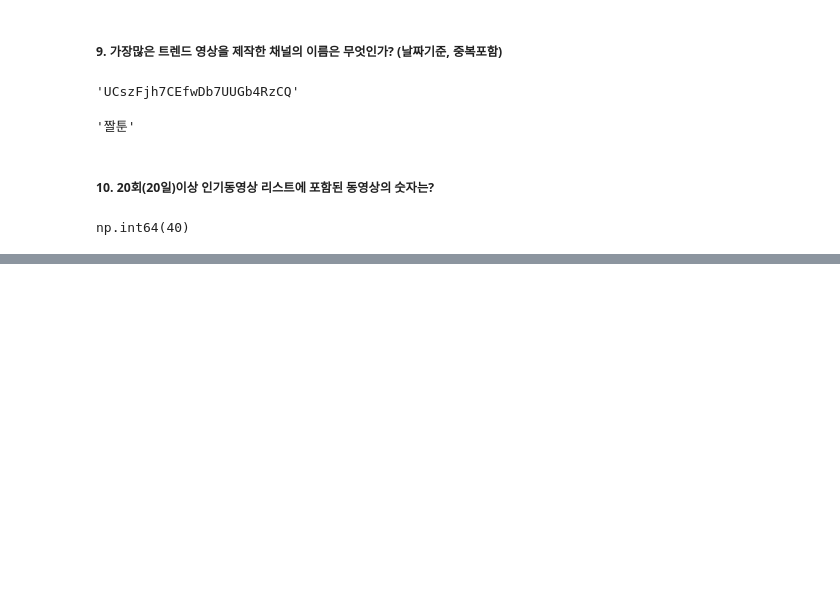
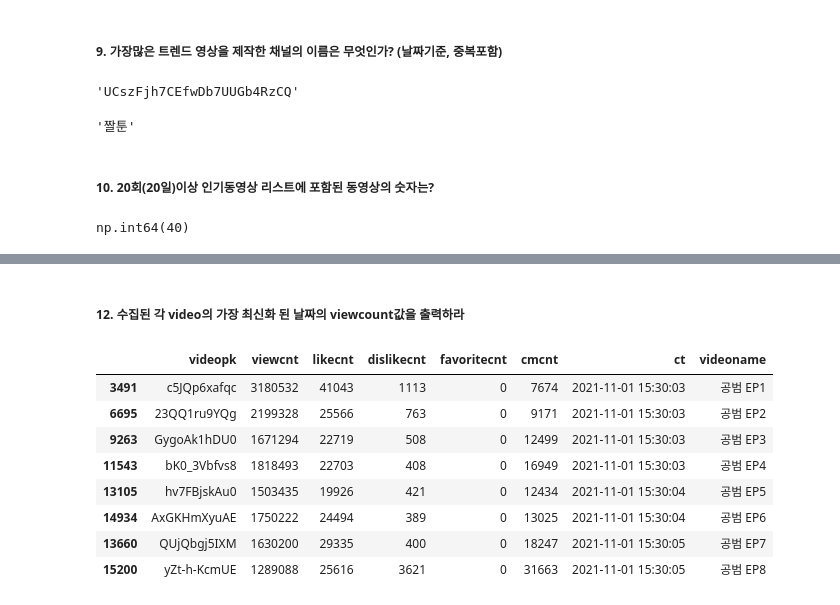
Before and after one commit to cms6090/Big-Data-Analysis, a Jupyter notebook: type1.ipynb, the cells around one changed output, grey strips where cells are left out. Cells and saved outputs as stored; diff of their text form; code cells hidden in the pictures; blank space fills up the shorter version.

```diff
--- a/type1.ipynb
+++ b/type1.ipynb
@@ -188,0 +195,5 @@ np.int64(40)
+# %%
+video = pd.read_csv('https://raw.githubusercontent.com/Datamanim/datarepo/main/youtube/videoInfo.csv')
+channel = pd.read_csv('https://raw.githubusercontent.com/Datamanim/datarepo/main/youtube/channelInfo.csv')
+display(video.head())
+display(channel.head())
@@ -188,0 +215,5 @@ np.int64(40)
+# %%
+video["ct"] = pd.to_datetime(video["ct"])
+channel["ct"] = pd.to_datetime(channel["ct"])
+
+video["videoname"].value_counts()
@@ -188,0 +231,14 @@ np.int64(40)
+# %% [markdown]
+##### 12. 수집된 각 video의 가장 최신화 된 날짜의 viewcount값을 출력하라
+# %%
+video.sort_values(['videoname','ct']).drop_duplicates("videoname", keep = "last")
+# %% [output]
+|  | videopk | viewcnt | likecnt | dislikecnt | favoritecnt | cmcnt | ct | videoname |
+| 3491 | c5JQp6xafqc | 3180532 | 41043 | 1113 | 0 | 7674 | 2021-11-01 15:30:03 | 공범 EP1 |
+| 6695 | 23QQ1ru9YQg | 2199328 | 25566 | 763 | 0 | 9171 | 2021-11-01 15:30:03 | 공범 EP2 |
+| 9263 | GygoAk1hDU0 | 1671294 | 22719 | 508 | 0 | 12499 | 2021-11-01 15:30:03 | 공범 EP3 |
+| 11543 | bK0_3Vbfvs8 | 1818493 | 22703 | 408 | 0 | 16949 | 2021-11-01 15:30:03 | 공범 EP4 |
+| 13105 | hv7FBjskAu0 | 1503435 | 19926 | 421 | 0 | 12434 | 2021-11-01 15:30:04 | 공범 EP5 |
+| 14934 | AxGKHmXyuAE | 1750222 | 24494 | 389 | 0 | 13025 | 2021-11-01 15:30:04 | 공범 EP6 |
+| 13660 | QUjQbgj5IXM | 1630200 | 29335 | 400 | 0 | 18247 | 2021-11-01 15:30:05 | 공범 EP7 |
+| 15200 | yZt-h-KcmUE | 1289088 | 25616 | 3621 | 0 | 31663 | 2021-11-01 15:30:05 | 공범 EP8 |
```
Also changed, not shown: parts of 26 cells of this notebook.
